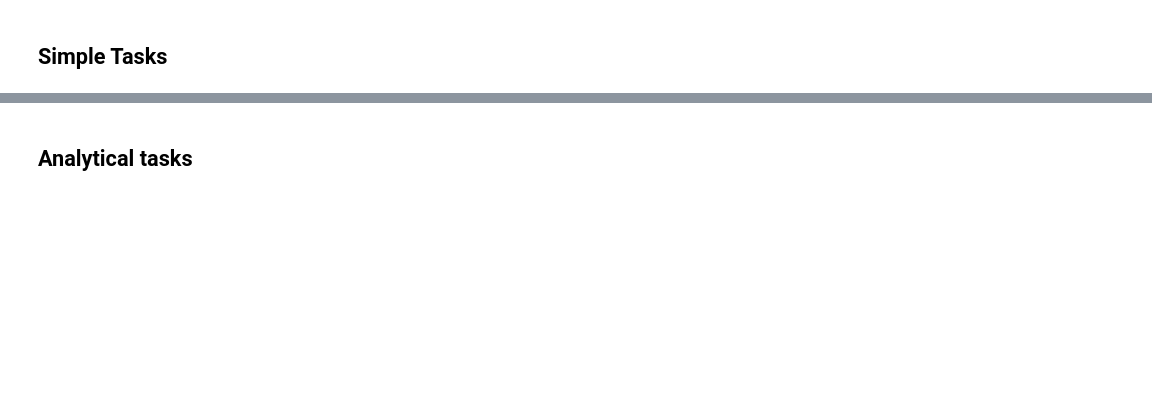
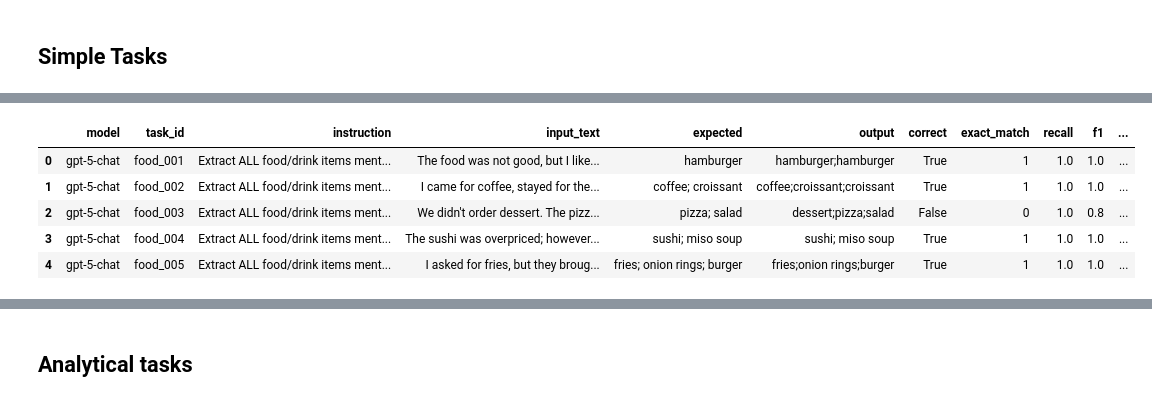
Before and after one commit to ragaco1117/excelexorcist_project, a Jupyter notebook: eval_models.ipynb, the cells around one changed output, grey strips where cells are left out. Drawn from its saved outputs; the diff is of its cells as text; code cells hidden in the pictures; blank space fills up the shorter version.

```diff
--- a/eval_models.ipynb
+++ b/eval_models.ipynb
@@ -30,0 +42,4 @@ import pandas as pd
+# %%
+# Load task instructions
+tasks_df = pd.read_csv("simple_tasks.csv")
+tasks_df
@@ -30,0 +96,8 @@ import pandas as pd
+# %%
+# Adddiotal tasks
+tasks_df["instruction"] = tasks_df["task_type"].map(TASK_INSTRUCTIONS)
+tasks_df["input"] = tasks_df["input_text"]
+
+#tasks_df = tasks_df[["id", "instruction", "input", "expected"]]
+
+tasks_df.head()
@@ -299,0 +655,2 @@ Latencia: 0.479 s | tokens in/out: 86/22
+# %%
+results_csv = eval_tasks(tasks_df, system_prompt=SYSTEM_SIMPLE)
@@ -299,0 +683,31 @@ Latencia: 0.479 s | tokens in/out: 86/22
+# %%
+rows = []
+for r, expected, instruction, input_text, task_id in results_csv:
+    rows.append({
+        "model": r.model,
+        "task_id": task_id,
+        "instruction": instruction,
+        "input_text": input_text,
+        "expected": expected,
+        "output": r.output,
+        "correct": r.correct,
+        "exact_match": r.exact_match,
+        "recall": r.recall,
+        "f1": r.f1,
+        "latency_s": round(r.latency_s, 3),
+        "input_tokens": r.input_tokens,
+        "output_tokens": r.output_tokens,
+        "cost_input_usd": r.cost_input_usd,
+        "cost_output_usd": r.cost_output_usd,
+        "cost_total_usd": r.cost_total_usd,
+    })
+
+df_results = pd.DataFrame(rows)
+df_results.head()
+# %% [output]
+|  | model | task_id | instruction | input_text | expected | output | correct | exact_match | recall | f1 | ... |
+| 0 | gpt-5-chat | food_001 | Extract ALL food/drink items ment... | The food was not good, but I like... | hamburger | hamburger;hamburger | True | 1 | 1.0 | 1.0 | ... |
+| 1 | gpt-5-chat | food_002 | Extract ALL food/drink items ment... | I came for coffee, stayed for the... | coffee; croissant | coffee;croissant;croissant | True | 1 | 1.0 | 1.0 | ... |
+| 2 | gpt-5-chat | food_003 | Extract ALL food/drink items ment... | We didn't order dessert. The pizz... | pizza; salad | dessert;pizza;salad | False | 0 | 1.0 | 0.8 | ... |
+| 3 | gpt-5-chat | food_004 | Extract ALL food/drink items ment... | The sushi was overpriced; however... | sushi; miso soup | sushi; miso soup | True | 1 | 1.0 | 1.0 | ... |
+| 4 | gpt-5-chat | food_005 | Extract ALL food/drink items ment... | I asked for fries, but they broug... | fries; onion rings; burger | fries;onion rings;burger | True | 1 | 1.0 | 1.0 | ... |
```
Also changed, not shown: parts of 53 cells of this notebook, 4 other files.
